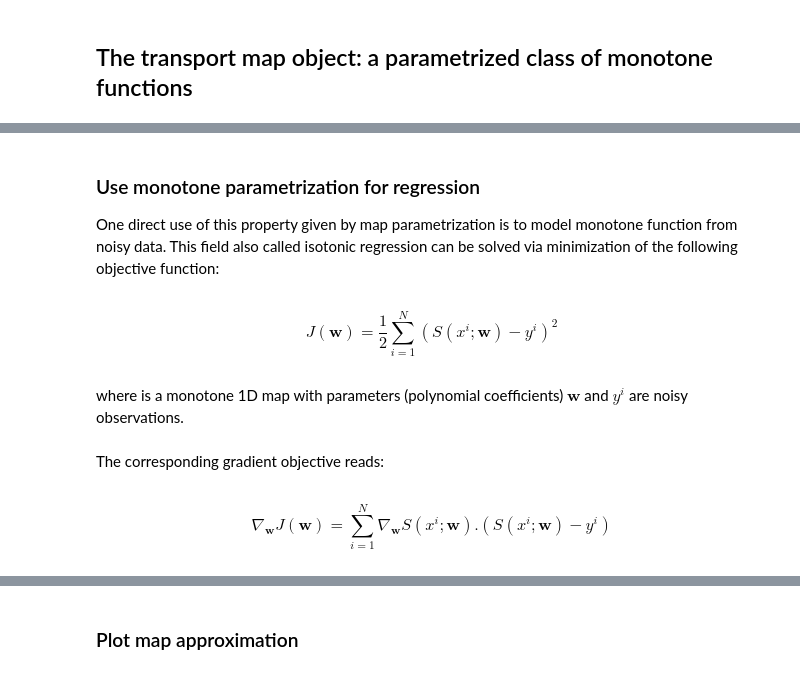
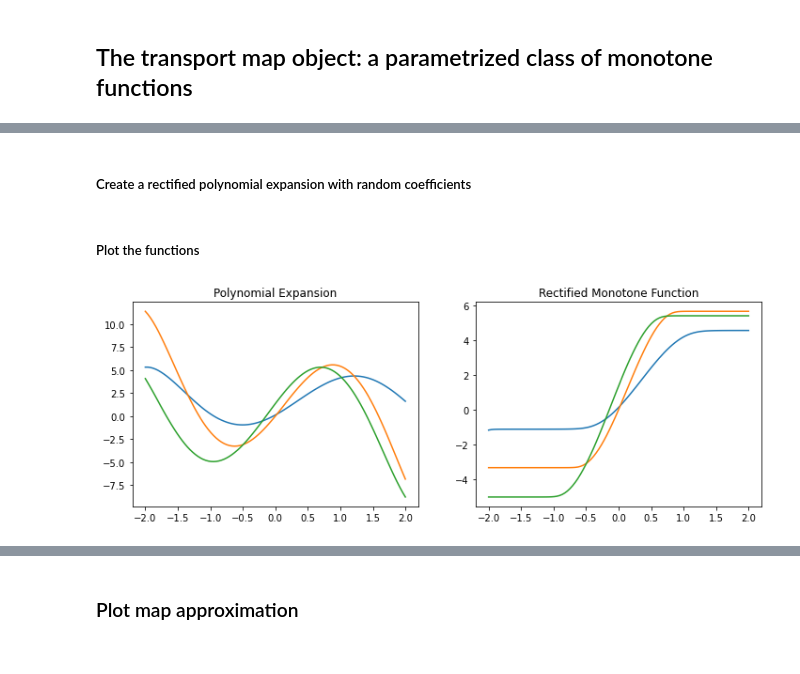
Before and after one commit to MeasureTransport/SIAMannual22, a Jupyter notebook: tutorial_code_AN22.ipynb, the cells around one changed output, grey strips where cells are left out. Drawn from its saved outputs; the diff is of its cells as text; code cells hidden in the pictures.

```diff
--- a/tutorial_code_AN22.ipynb
+++ b/tutorial_code_AN22.ipynb
@@ -37,39 +68,47 @@ g(\xi) = \frac{\log(1+2^\xi)}{\log(2)}
+# %%
+in_dim = 1 # same as "d" in discussion above
+out_dim = 1 # The dimension of f(x_{1:d}), which must be less than or equal to d
+
+total_order = 5 # The total order "p" used to define the multindex set
+# %% [markdown]
+##### Create a rectified polynomial expansion with random coefficients
+# %%
+
+# Create the rectified expansion
+opts = MapOptions()
+opts.basisType = BasisTypes.ProbabilistHermite
+
+rf = CreateTriangular(in_dim, out_dim, total_order, opts)
+coeffs = 0.5*np.random.randn(rf.numCoeffs)
+rf.SetCoeffs(coeffs)
+
+# Extract the underlying non-monotone expansion
+f = rf.GetComponent(0).GetBaseFunction()
+f.SetCoeffs(coeffs)
+# %% [markdown]
+##### Plot the functions
 # %%
-n = 100
-x = np.linspace(-2,2,n)
-x = x.reshape(1,n)
+nplot = 100
+num_samps = 3
+x = np.linspace(-2,2,nplot).reshape(1,-1)
 
-opts = MapOptions()
+fig,ax = plt.subplots(1,2, figsize=(12,4))
 
+# Plot multiple times with different random coefficients
+for samp_ind in range(num_samps):
+    Sy = rf.Evaluate(x)
+    y = f.Evaluate(x)
 
-fig,ax = plt.subplots(1,2)
-for k in range(8):
-  map_order = np.random.randint(1,6)
-  map_1d = CreateTriangular(1,1,map_order,opts)
-  coeffs = 0.5*np.random.randn(map_1d.numCoeffs)
-  map_1d.SetCoeffs(coeffs)
-  f1 = map_1d.GetComponent(0).GetBaseFunction()
-  f1.SetCoeffs(coeffs)
-  Sy = map_1d.Evaluate(x)
-  y = f1.Evaluate(x)
-  ax[0].plot(x.flatten(),y.flatten())
-  ax[0].set_title('Polynomials')
-  ax[1].plot(x.flatten(),Sy.flatten())
-  ax[1].set_title('Monotone functions')
+    ax[0].plot(x.flatten(),y.flatten())
+    ax[0].set_title('Polynomial Expansion')
+
+    ax[1].plot(x.flatten(),Sy.flatten())
+    ax[1].set_title('Rectified Monotone Function')
+
+    coeffs = 0.5*np.random.randn(rf.numCoeffs)
+    rf.SetCoeffs(coeffs)
+    f.SetCoeffs(coeffs)
+
 plt.show()
+# %% [output]
+[figure, added]
-# %% [markdown]
-### Use monotone parametrization for regression
-
-One direct use of this property given by map parametrization is to model monotone function from noisy data. This field also called isotonic regression can be solved via minimization of the following objective function:
-# %% [markdown]
-\begin{equation}
-J(\mathbf{w})= \frac{1}{2} \sum_{i=1}^N \left(S(x^i;\mathbf{w}) - y^i \right)^2
-\end{equation}
-# %% [markdown]
-where is a monotone 1D map with parameters (polynomial coefficients) $\mathbf{w}$ and $y^i$ are noisy observations.
-# %% [markdown]
-The corresponding gradient objective reads:
-# %% [markdown]
-\begin{equation}
-\nabla_\mathbf{w} J(\mathbf{w})= \sum_{i=1}^N \nabla_\mathbf{w}S(x^i;\mathbf{w}).\left(S(x^i;\mathbf{w}) - y^i \right)
-\end{equation}
```
Also changed, not shown: parts of 42 cells of this notebook, 1 other file.
